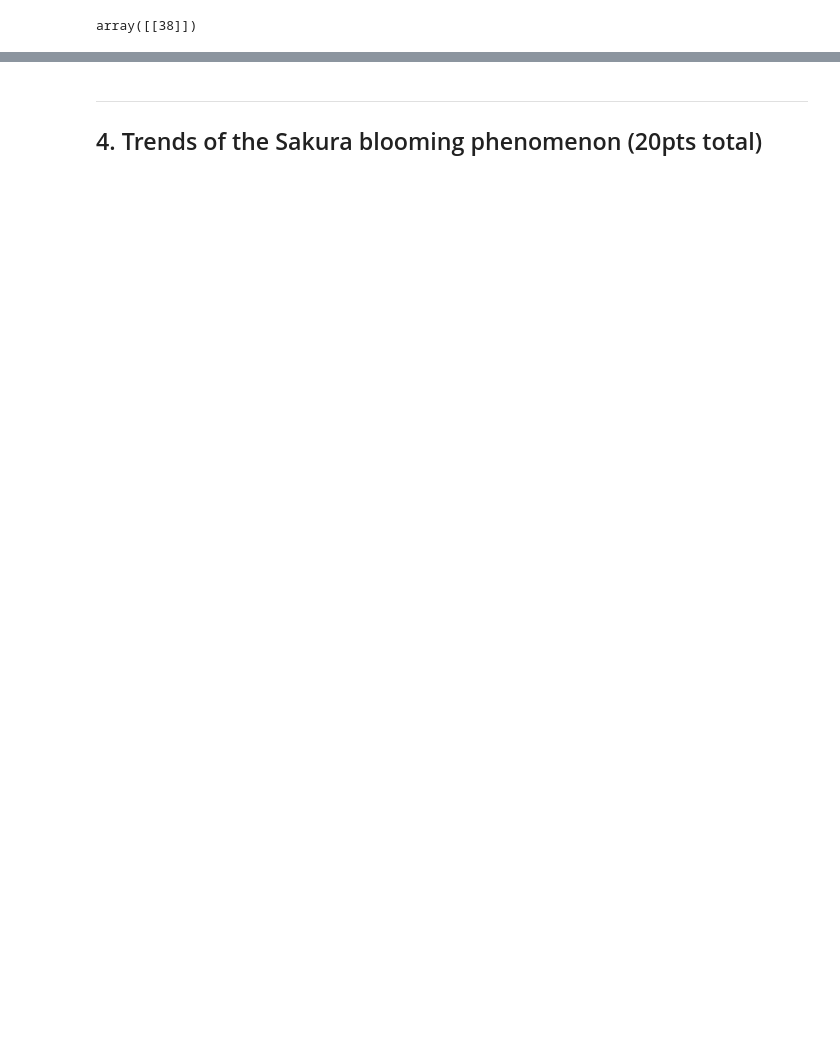
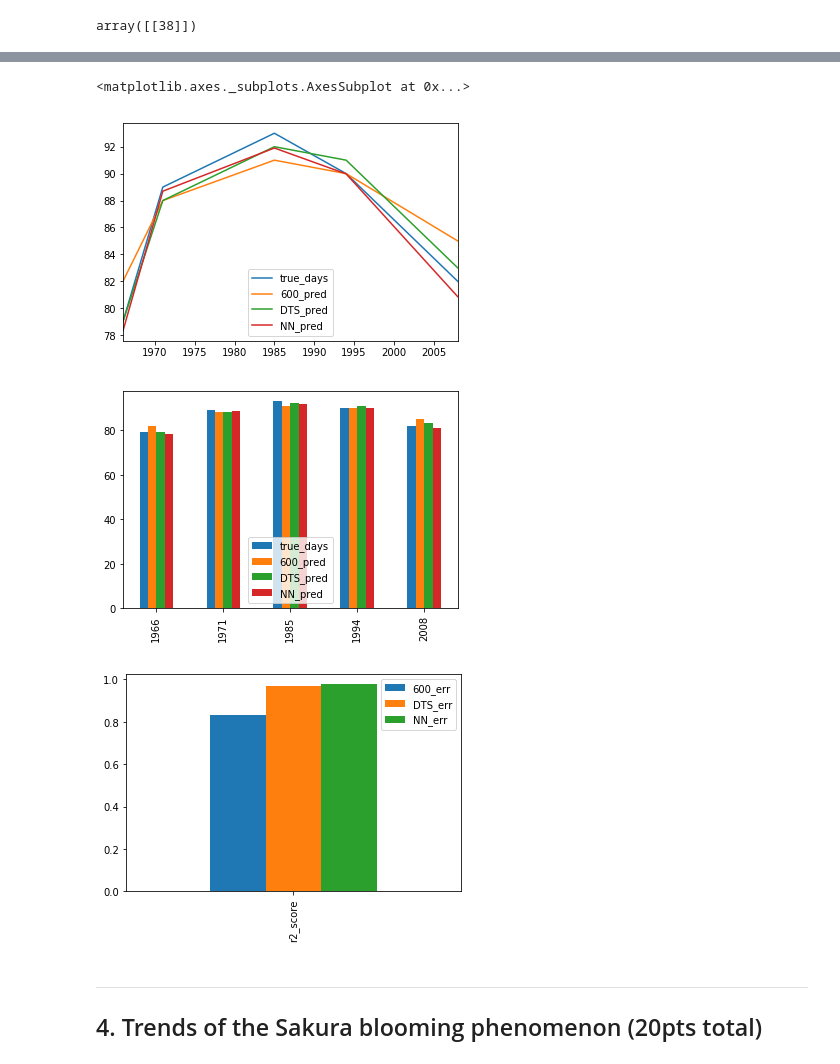
Before and after one commit to irfanhasib0/Machine-Learning, a Jupyter notebook: Sakura TF_NN_Report.ipynb, the cells around one changed output, grey strips where cells are left out. Cells and saved outputs as stored; diff of their text form; code cells hidden in the pictures; blank space fills up the shorter version.

```diff
--- a/Sakura TF_NN_Report.ipynb
+++ b/Sakura TF_NN_Report.ipynb
@@ -776,3 +865,29 @@ epoc: 3150 - 3200 mean_train_loss: 7.843072310686112 mean_valid_loss: 12.1721955
+# %%
+_,Days=get_true_label(yearly_dfs,test_years)
+true_days=DTS_pred['true_days']
+pred_600=np.array(predict(yearly_dfs,test_years,float(thr_temp)))
+pred_DTS=np.array(predict_ts(yearly_dfs,30,test_years,DTS_df.mean()))
+pred_NN=np.array(build_and_predict(testX,wt,bs))
+#DTS_pred['true_days']
+#plt.plot(pred_600['pred_days'])
+#plt.plot(pred_DTS['Ea_30'])
+#plt.plot(pred_NN)
+
+_600_err=r2_score(true_days,pred_600)
+DTS_err=r2_score(true_days,pred_DTS)
+NN_err=r2_score(true_days,pred_NN)
+errs=pd.DataFrame({'600_err':_600_err,'DTS_err':DTS_err,'NN_err':NN_err},index=['r2_score'])
+Days['600_pred']=pred_600
+Days['DTS_pred']=pred_DTS
+Days['NN_pred']=pred_NN
+Days.plot()
+Days.plot.bar()
+errs.plot.bar()
+# %% [output]
+<matplotlib.axes._subplots.AxesSubplot at 0x...>
+[figure, added]
+[figure, added]
+[figure, added]
 # %% [markdown]
 ***
 ## 4. Trends of the Sakura blooming phenomenon (20pts total)
```
Also changed, not shown: parts of 40 cells of this notebook.
